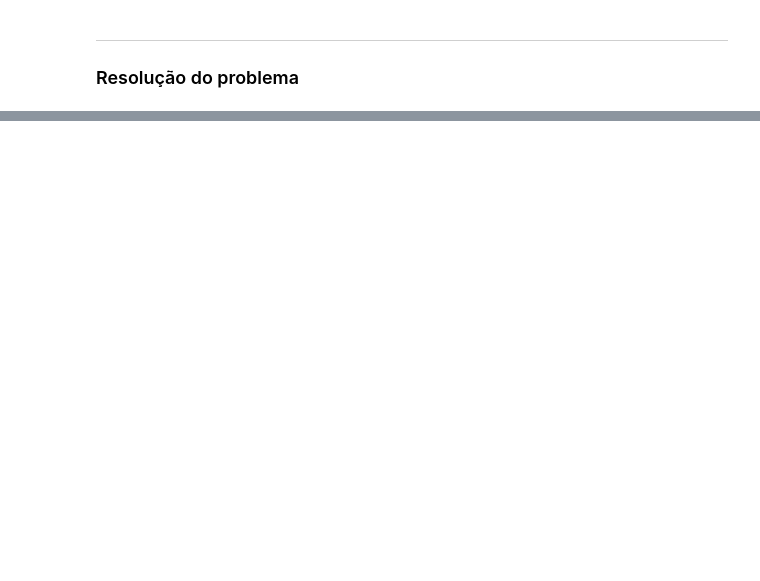
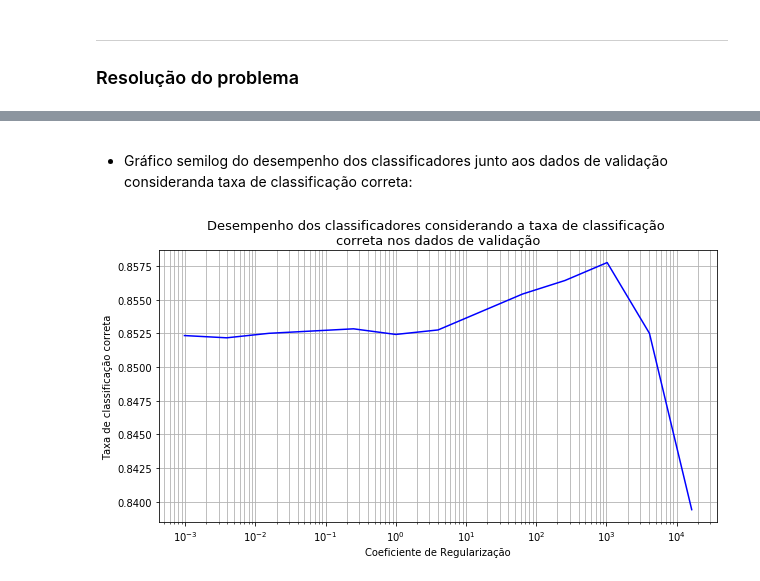
Before and after one commit to guilherme-rosa/IA353_RedesNeurais, a Jupyter notebook: EFC1/EFC1 - Notebook.ipynb, the cells around one changed output, grey strips where cells are left out. Saved outputs shown, nothing was run; the diff lists cells and outputs as text; code cells hidden in the pictures; blank space fills up the shorter version.

```diff
--- a/EFC1/EFC1 - Notebook.ipynb
+++ b/EFC1/EFC1 - Notebook.ipynb
@@ -374,0 +468,13 @@ for coef in coefs:
+# %% [markdown]
+<a id="A4"> </a>
+- Gráfico semilog do desempenho dos classificadores junto aos dados de validação consideranda taxa de classificação correta:
+# %%
+plt.figure(figsize=(10,5))
+plt.semilogx(coefs[0:13], [1-erro for erro in ce_errors1[0:13]], color='b')
+plt.grid(True, which="both")
+plt.title('Desempenho dos classificadores considerando a taxa de classificação \ncorreta nos dados de validação', fontsize=13)
+plt.xlabel('Coeficiente de Regularização')
+plt.ylabel('Taxa de classificação correta')
+plt.show()
+# %% [output]
+[figure, added]
```
Also changed, not shown: parts of 55 cells of this notebook.
